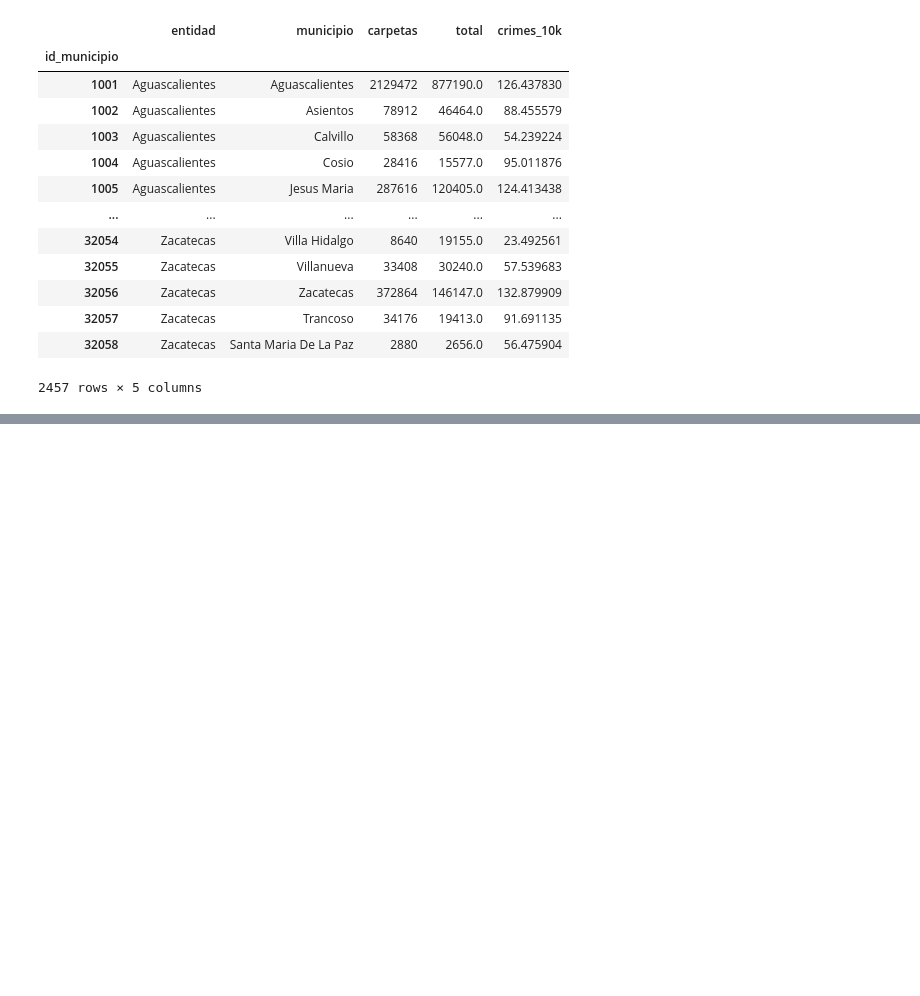
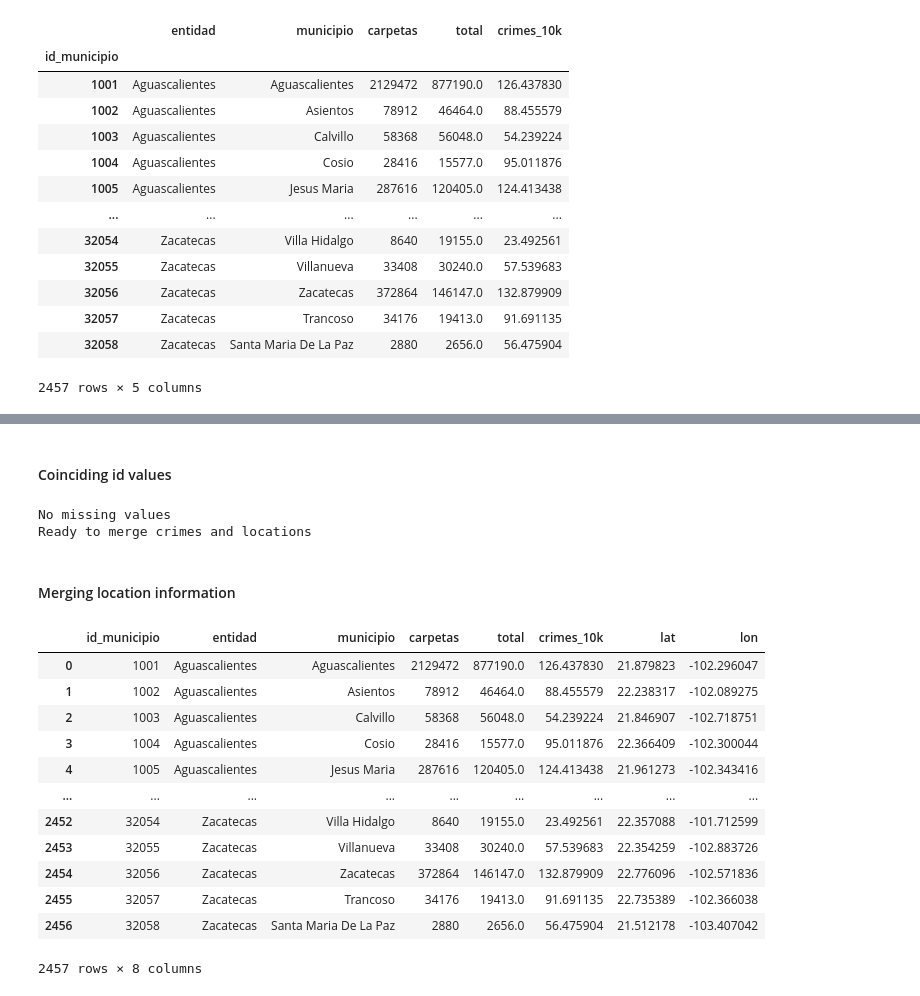
Before and after one commit to kevinmiguel97/Criminality-Analysis-Mexico, a Jupyter notebook: Crime_analysis.ipynb, the cells around one changed output, grey strips where cells are left out. Drawn from its saved outputs; the diff is of its cells as text; code cells hidden in the pictures; blank space fills up the shorter version.

Commit message:
Metging location data

```diff
--- a/Crime_analysis.ipynb
+++ b/Crime_analysis.ipynb
@@ -672,0 +674,4 @@ crimes_by_municipio
+# %%
+# Imoorting location lat, lon dataset
+locations = pd.read_excel('data/coordenadas_municipios.xlsx')
+locations.head()
@@ -672,0 +685,43 @@ crimes_by_municipio
+# %% [markdown]
+#### Coinciding id values
+# %%
+# Creating list of unique ids in each dataset
+unique_id_crimes_by_municipio = crimes_by_municipio.index.unique()
+unique_id_locations = locations['id_municipio'].unique()
+
+# Len of the lists
+len_id_crimes_by_municipio = len(crimes_by_municipio.index.unique())
+len_id_locations = len(locations['id_municipio'].unique())
+
+for i in unique_id_crimes_by_municipio:
+    if i not in unique_id_locations:
+        print('id_municipio {} does not exist in locations data'.format(i))
+
+print('No missing values')
+
+if len_id_df == len_id_locations:
+    print('Equal lenghts')
+
+print('Ready to merge crimes and locations')
+# %% [output]
+No missing values
+Ready to merge crimes and locations
+# %% [markdown]
+#### Merging location information
+# %%
+crimes_by_municipio = crimes_by_municipio.merge(locations, how='left', on='id_municipio')
+crimes_by_municipio
+# %% [output]
+|  | id_municipio | entidad | municipio | carpetas | total | crimes_10k | lat | lon |
+| 0 | 1001 | Aguascalientes | Aguascalientes | 2129472 | 877190.0 | 126.437830 | 21.879823 | -102.296047 |
+| 1 | 1002 | Aguascalientes | Asientos | 78912 | 46464.0 | 88.455579 | 22.238317 | -102.089275 |
+| 2 | 1003 | Aguascalientes | Calvillo | 58368 | 56048.0 | 54.239224 | 21.846907 | -102.718751 |
+| 3 | 1004 | Aguascalientes | Cosio | 28416 | 15577.0 | 95.011876 | 22.366409 | -102.300044 |
+| 4 | 1005 | Aguascalientes | Jesus Maria | 287616 | 120405.0 | 124.413438 | 21.961273 | -102.343416 |
+| ... | ... | ... | ... | ... | ... | ... | ... | ... |
+| 2452 | 32054 | Zacatecas | Villa Hidalgo | 8640 | 19155.0 | 23.492561 | 22.357088 | -101.712599 |
+| 2453 | 32055 | Zacatecas | Villanueva | 33408 | 30240.0 | 57.539683 | 22.354259 | -102.883726 |
+| 2454 | 32056 | Zacatecas | Zacatecas | 372864 | 146147.0 | 132.879909 | 22.776096 | -102.571836 |
+| 2455 | 32057 | Zacatecas | Trancoso | 34176 | 19413.0 | 91.691135 | 22.735389 | -102.366038 |
+| 2456 | 32058 | Zacatecas | Santa Maria De La Paz | 2880 | 2656.0 | 56.475904 | 21.512178 | -103.407042 |
+2457 rows × 8 columns
```
Also changed, not shown: parts of 4 cells of this notebook.
